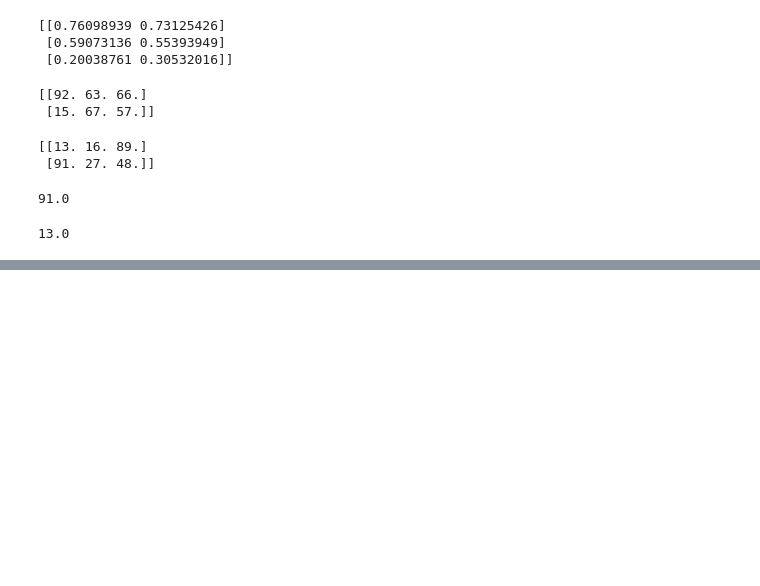
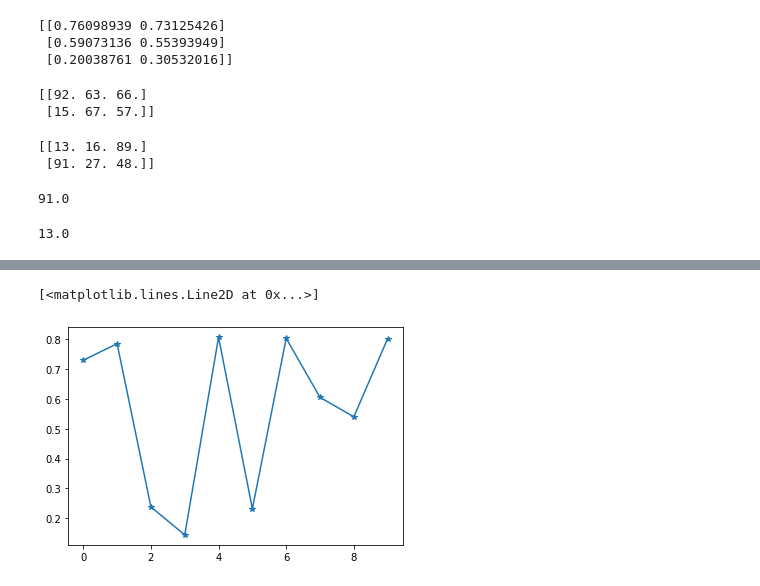
Before and after one commit to Debdeep-Goswami/Python3, a Jupyter notebook: PythonBasicDataTypes.ipynb, the cells around one changed output, grey strips where cells are left out. Saved outputs shown, nothing was run; the diff lists cells and outputs as text; code cells hidden in the pictures; blank space fills up the shorter version.

```diff
--- a/PythonBasicDataTypes.ipynb
+++ b/PythonBasicDataTypes.ipynb
@@ -641,0 +671,5 @@ print(A.min())
+# %%
+plt.plot(x,'*-')
+# %% [output]
+[<matplotlib.lines.Line2D at 0x...>]
+[figure, added]
```
Also changed, not shown: parts of 8 cells of this notebook.
